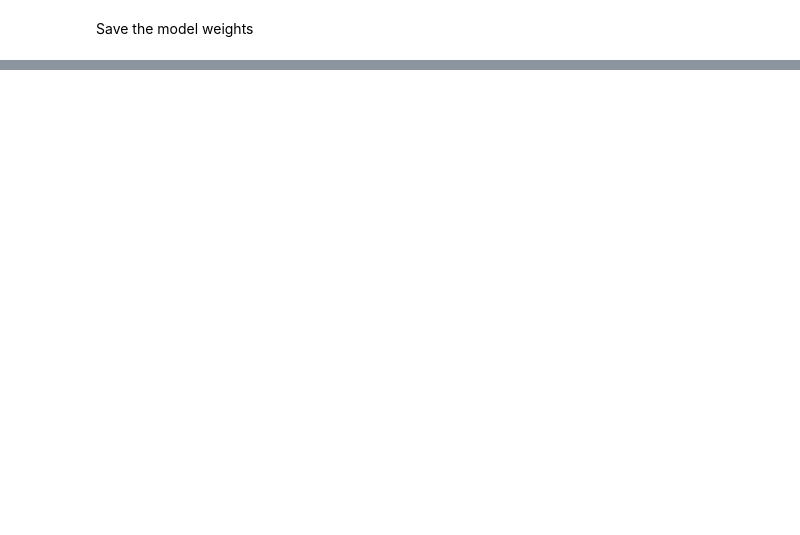
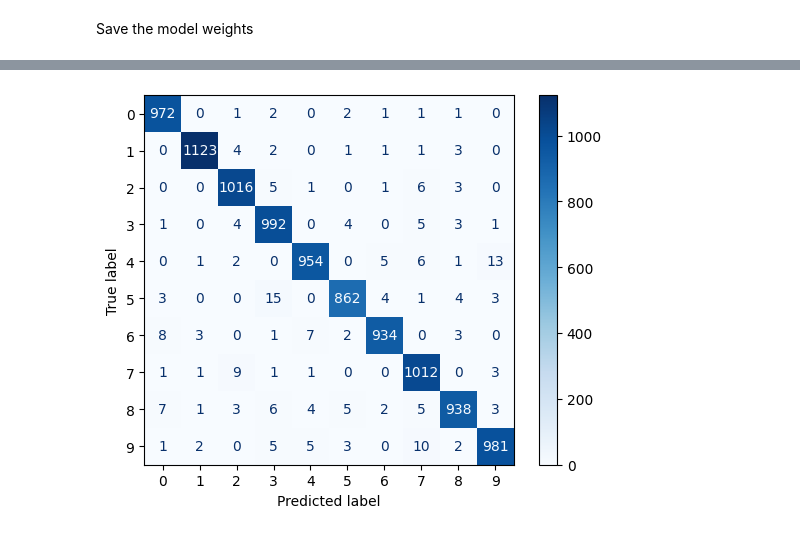
Before and after one commit to Navojith/DL-Lab-2, a Jupyter notebook: MLP_with_MNIST_dataset.ipynb, the cells around one changed output, grey strips where cells are left out. Saved outputs shown, nothing was run; the diff lists cells and outputs as text; code cells hidden in the pictures; blank space fills up the shorter version.

Commit message:
feat: confusion matrix

```diff
--- a/MLP_with_MNIST_dataset.ipynb
+++ b/MLP_with_MNIST_dataset.ipynb
@@ -123,3 +128,20 @@ Accuracy of the test dataset is: 0.9781000018119812
 Save the model weights
 # %%
 model.save_weights('MNIST_WEIGHTS_V1.weights.h5')
+# %%
+#Confusion Matrix
+from sklearn.metrics import confusion_matrix
+from sklearn.metrics import ConfusionMatrixDisplay
+
+labels = [0,1,2,3,4,5,6,7,8,9]
+
+
+y_pred = model.predict(new_test_data)
+y_pred = np.argmax(y_pred, axis=1)
+cm = confusion_matrix(test_target, y_pred)
+
+disp = ConfusionMatrixDisplay(confusion_matrix=cm, display_labels=labels)
+
+disp.plot(cmap=plt.cm.Blues)
+plt.show()
+# %% [output]
@@ -125,0 +149 @@ model.save_weights('MNIST_WEIGHTS_V1.weights.h5')
+[figure, added]
```
Also changed, not shown: parts of 8 cells of this notebook.
